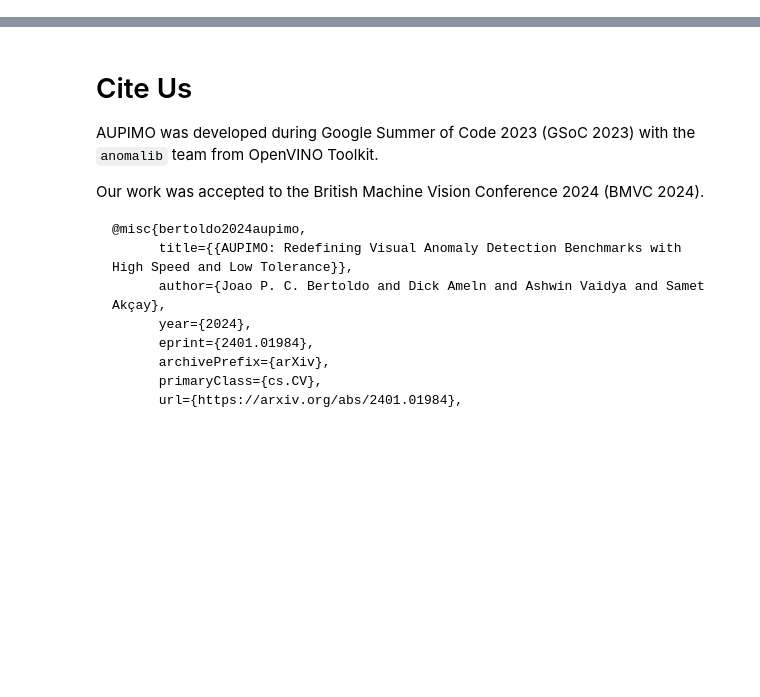
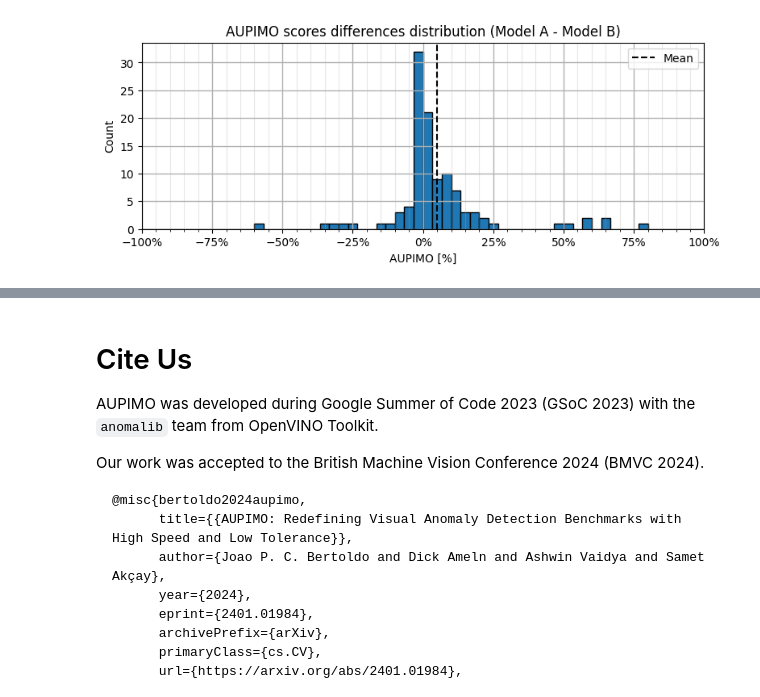
Before and after one commit to openvinotoolkit/anomalib, a Jupyter notebook: notebooks/700_metrics/701e_aupimo_advanced_iv.ipynb, the cells around one changed output, grey strips where cells are left out. Drawn from its saved outputs; the diff is of its cells as text; code cells hidden in the pictures; blank space fills up the shorter version.

```diff
--- a/notebooks/700_metrics/701e_aupimo_advanced_iv.ipynb
+++ b/notebooks/700_metrics/701e_aupimo_advanced_iv.ipynb
@@ -608,0 +302,26 @@ coming soon
+# %%
+differences = modela - modelb
+
+fig, ax = plt.subplots(figsize=(9, 3))
+ax.hist(differences, bins=np.linspace(-1, 1, 61), edgecolor="black")
+ax.axvline(differences.mean(), color="black", linestyle="--", label="Mean")
+
+# configure the x-axis
+ax.set_xlabel("AUPIMO [%]")
+ax.set_xlim(-1, 1)
+ax.xaxis.set_major_locator(MaxNLocator(9))
+ax.xaxis.set_minor_locator(MaxNLocator(41))
+ax.xaxis.set_major_formatter(PercentFormatter(1))
+
+# configure the y-axis
+ax.set_ylabel("Count")
+
+# configure the grid, legend, etc
+ax.grid(axis="both", which="major", linestyle="-", alpha=1, linewidth=1.0)
+ax.grid(axis="x", which="minor", linestyle="-", alpha=0.3)
+ax.legend(loc="upper right")
+ax.set_title("AUPIMO scores differences distribution (Model A - Model B)")
+
+fig  # noqa: B018, RUF100
+# %% [output]
+[figure, added]
```
Also changed, not shown: parts of 94 cells of this notebook.
